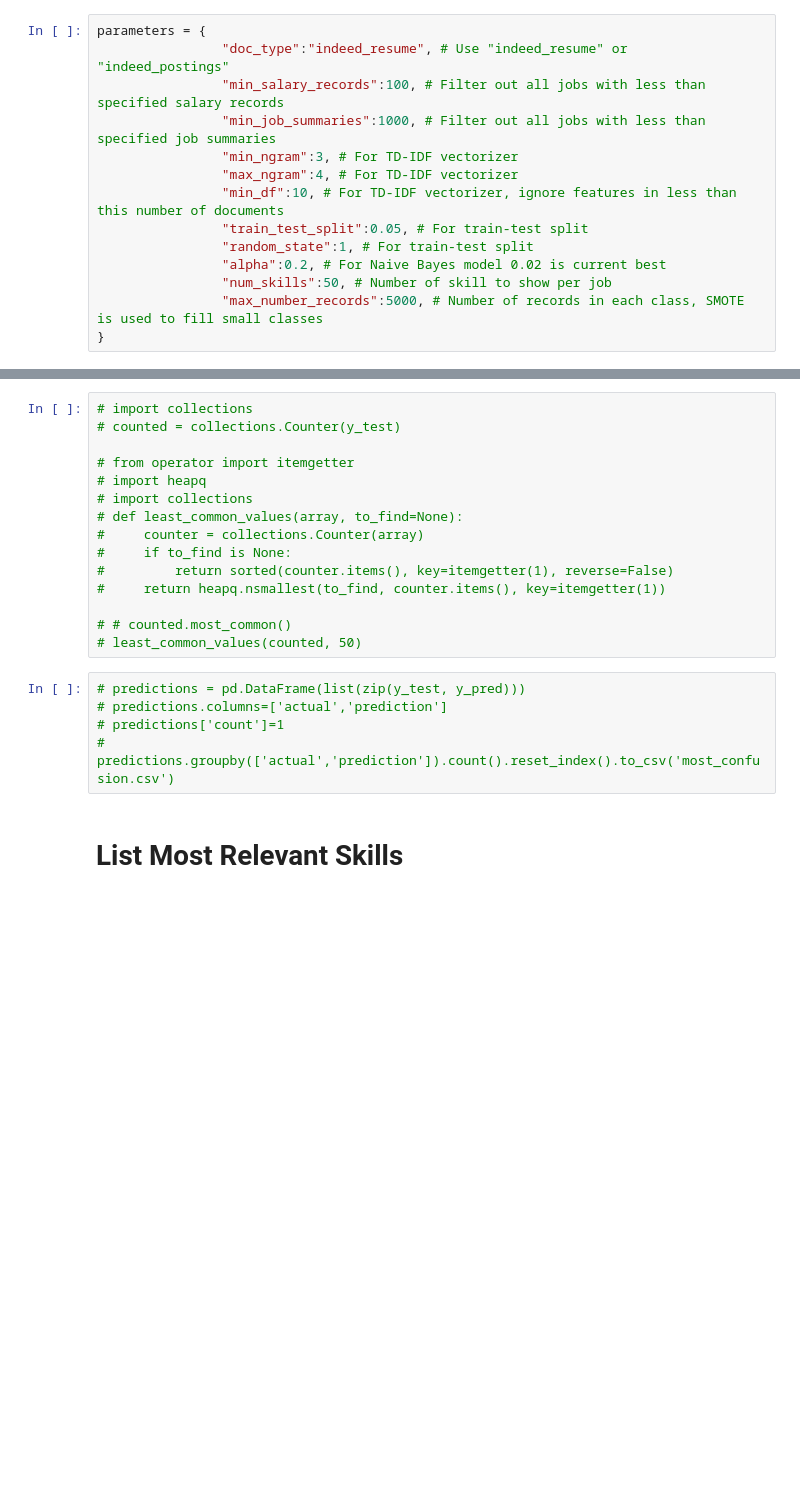
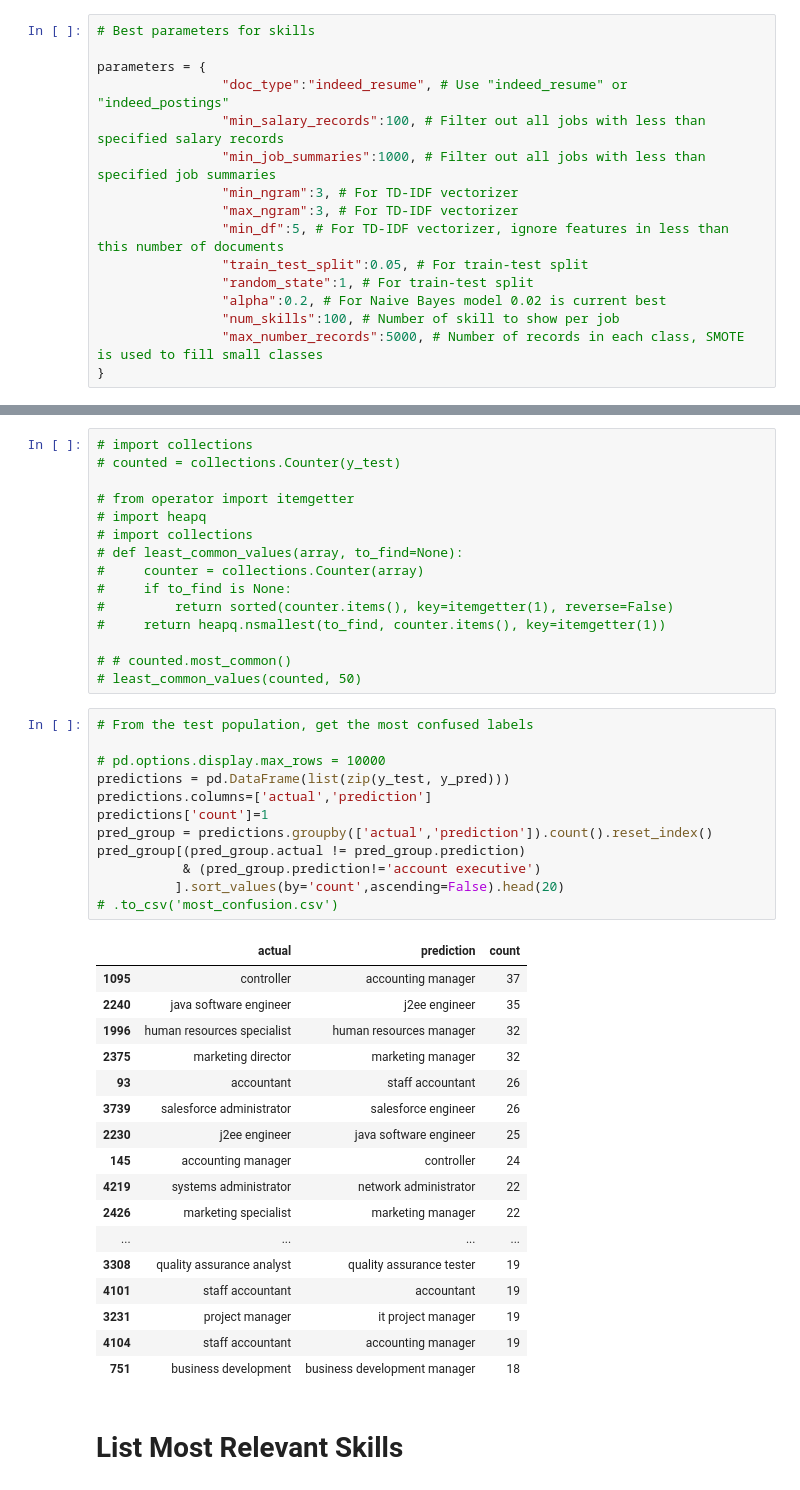
Before and after one commit to icareerclimber/career-skills-capstone, a Jupyter notebook: model_pipeline/03_process_salary_and_create_ngram_model.ipynb, the cells around one changed output, grey strips where cells are left out. Cells and saved outputs as stored; diff of their text form; blank space fills up the shorter version.

```diff
--- a/model_pipeline/03_process_salary_and_create_ngram_model.ipynb
+++ b/model_pipeline/03_process_salary_and_create_ngram_model.ipynb
@@ -39,15 +54,17 @@ directory = '/mnt/disks/mnt_dir/data/'
 # %%
+# Best parameters for skills
+
 parameters = {
                 "doc_type":"indeed_resume", # Use "indeed_resume" or "indeed_postings"
                 "min_salary_records":100, # Filter out all jobs with less than specified salary records
                 "min_job_summaries":1000, # Filter out all jobs with less than specified job summaries
                 "min_ngram":3, # For TD-IDF vectorizer
-                "max_ngram":4, # For TD-IDF vectorizer
-                "min_df":10, # For TD-IDF vectorizer, ignore features in less than this number of documents
+                "max_ngram":3, # For TD-IDF vectorizer
+                "min_df":5, # For TD-IDF vectorizer, ignore features in less than this number of documents
                 "train_test_split":0.05, # For train-test split
                 "random_state":1, # For train-test split
                 "alpha":0.2, # For Naive Bayes model 0.02 is current best
-                "num_skills":50, # Number of skill to show per job
+                "num_skills":100, # Number of skill to show per job
                 "max_number_records":5000, # Number of records in each class, SMOTE is used to fill small classes
 }
 # %% [markdown]
@@ -253,10 +307,35 @@ metrics.sort_values(by='fscore',ascending=False)
 # # counted.most_common()
 # least_common_values(counted, 50)
 # %%
-# predictions = pd.DataFrame(list(zip(y_test, y_pred)))
-# predictions.columns=['actual','prediction']
-# predictions['count']=1
-# predictions.groupby(['actual','prediction']).count().reset_index().to_csv('most_confusion.csv')
+# From the test population, get the most confused labels
+
+# pd.options.display.max_rows = 10000
+predictions = pd.DataFrame(list(zip(y_test, y_pred)))
+predictions.columns=['actual','prediction']
+predictions['count']=1
+pred_group = predictions.groupby(['actual','prediction']).count().reset_index()
+pred_group[(pred_group.actual != pred_group.prediction)
+           & (pred_group.prediction!='account executive')
+          ].sort_values(by='count',ascending=False).head(20)
+# .to_csv('most_confusion.csv')
+# %% [output]
+|  | actual | prediction | count |
+| 1095 | controller | accounting manager | 37 |
+| 2240 | java software engineer | j2ee engineer | 35 |
+| 1996 | human resources specialist | human resources manager | 32 |
+| 2375 | marketing director | marketing manager | 32 |
+| 93 | accountant | staff accountant | 26 |
+| 3739 | salesforce administrator | salesforce engineer | 26 |
+| 2230 | j2ee engineer | java software engineer | 25 |
+| 145 | accounting manager | controller | 24 |
+| 4219 | systems administrator | network administrator | 22 |
+| 2426 | marketing specialist | marketing manager | 22 |
+| ... | ... | ... | ... |
+| 3308 | quality assurance analyst | quality assurance tester | 19 |
+| 4101 | staff accountant | accountant | 19 |
+| 3231 | project manager | it project manager | 19 |
+| 4104 | staff accountant | accounting manager | 19 |
+| 751 | business development | business development manager | 18 |
 # %% [markdown]
 # List Most Relevant Skills
 # %%
```
Also changed, not shown: parts of 17 cells of this notebook.
